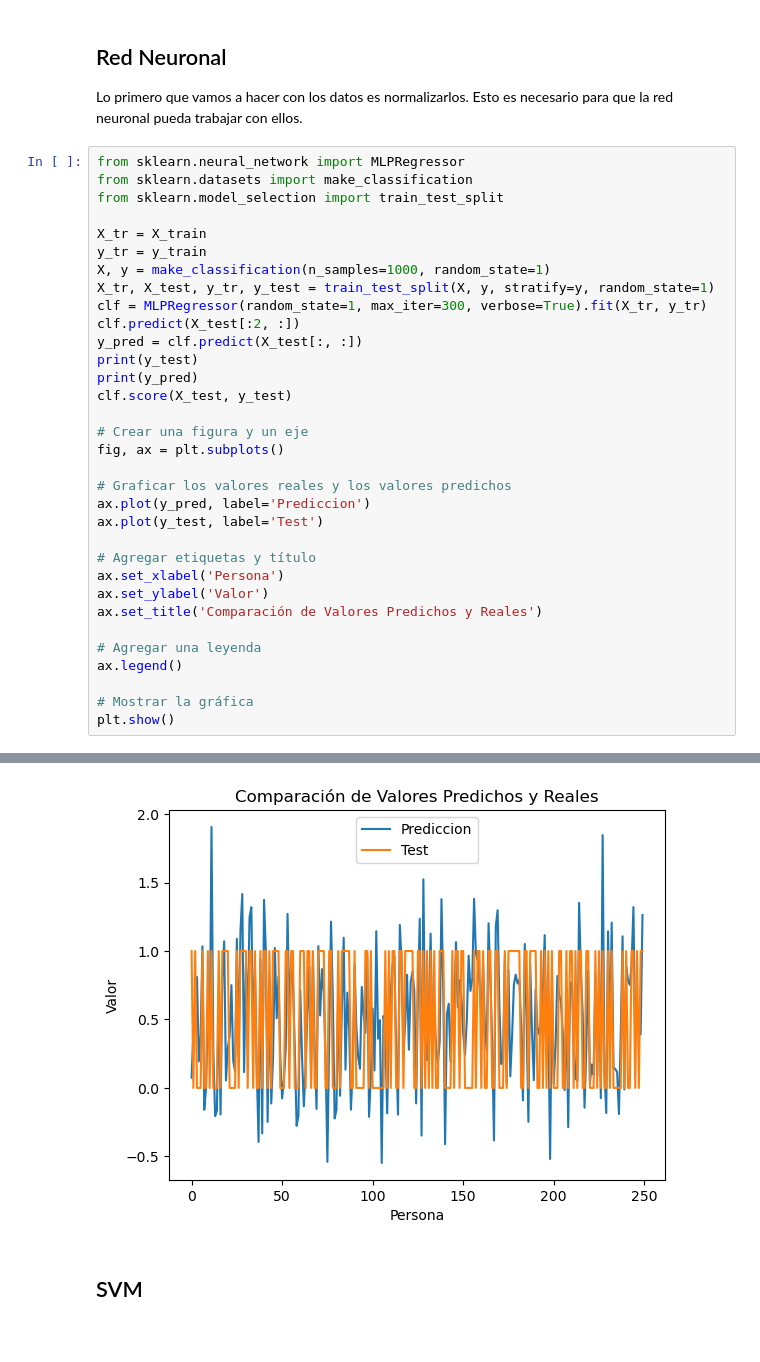
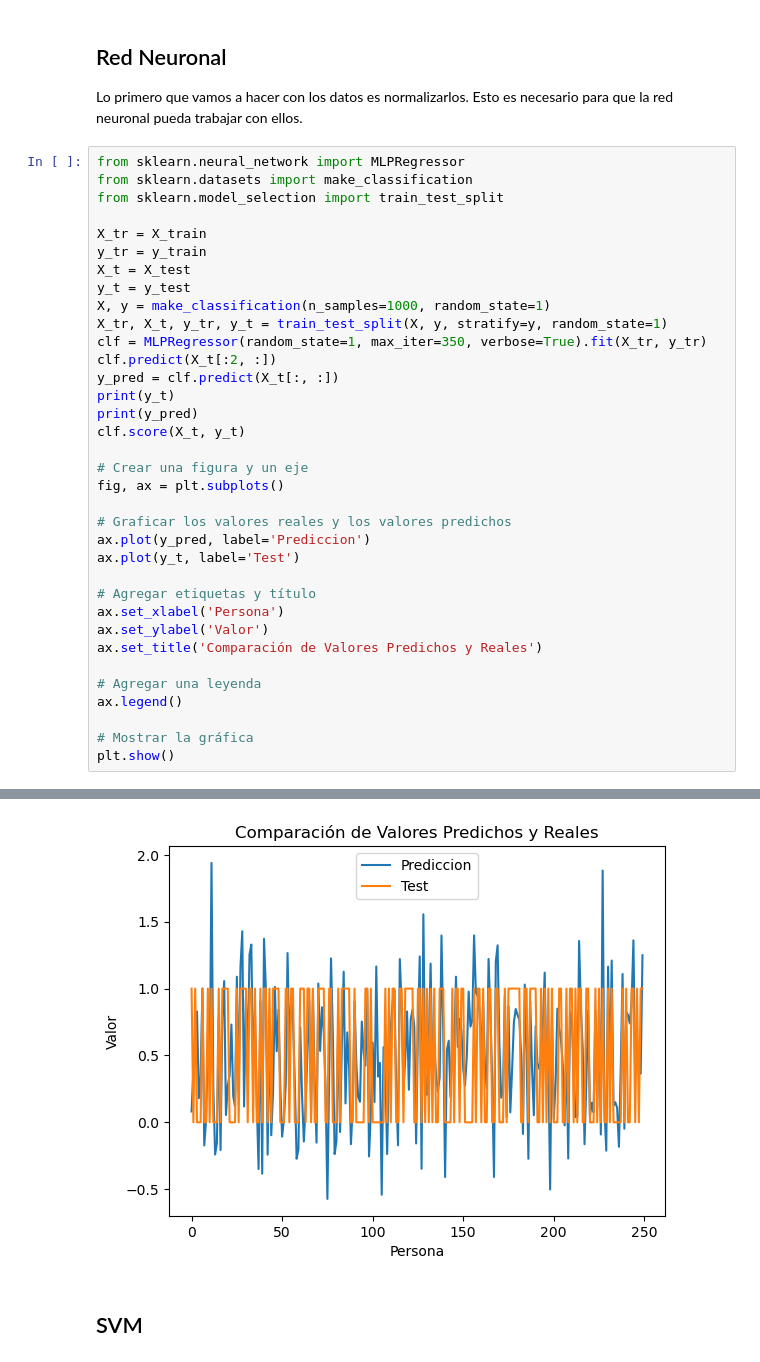
Before and after one commit to IgnaciosConQueso/SI, a Jupyter notebook: practica.ipynb, the cells around one changed output, grey strips where cells are left out. Saved outputs shown, nothing was run; the diff lists cells and outputs as text.

```diff
--- a/practica.ipynb
+++ b/practica.ipynb
@@ -418,21 +422,23 @@ from sklearn.model_selection import train_test_split
 
 X_tr = X_train
 y_tr = y_train
+X_t = X_test
+y_t = y_test
 X, y = make_classification(n_samples=1000, random_state=1)
-X_tr, X_test, y_tr, y_test = train_test_split(X, y, stratify=y, random_state=1)
-clf = MLPRegressor(random_state=1, max_iter=300, verbose=True).fit(X_tr, y_tr)
-clf.predict(X_test[:2, :])
-y_pred = clf.predict(X_test[:, :])
-print(y_test)
+X_tr, X_t, y_tr, y_t = train_test_split(X, y, stratify=y, random_state=1)
+clf = MLPRegressor(random_state=1, max_iter=350, verbose=True).fit(X_tr, y_tr)
+clf.predict(X_t[:2, :])
+y_pred = clf.predict(X_t[:, :])
+print(y_t)
 print(y_pred)
-clf.score(X_test, y_test)
+clf.score(X_t, y_t)
 
 # Crear una figura y un eje
 fig, ax = plt.subplots()
 
 # Graficar los valores reales y los valores predichos
 ax.plot(y_pred, label='Prediccion')
-ax.plot(y_test, label='Test')
+ax.plot(y_t, label='Test')
 
 # Agregar etiquetas y título
 ax.set_xlabel('Persona')
@@ -465,4 +471,4 @@ Iteration 12, loss = 0.06941860
-[figure, old version]
+[figure, new version]
 # %% [markdown]
 ## SVM
 # %%
```
Also changed, not shown: parts of 4 cells of this notebook.
